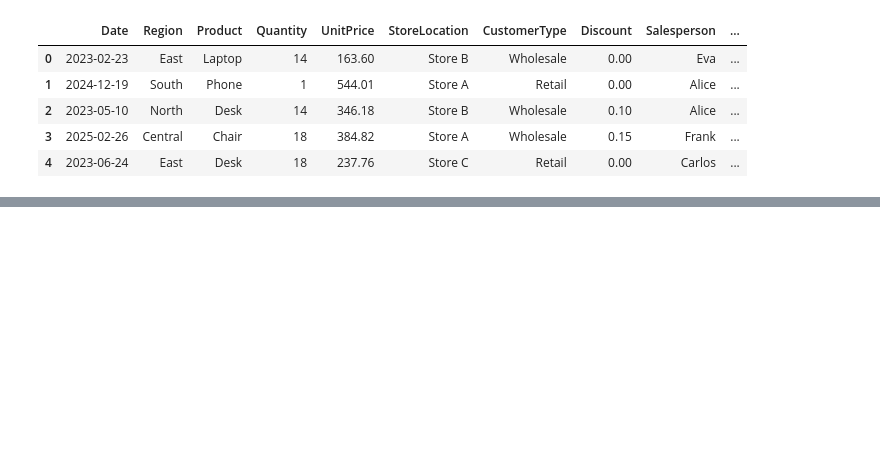
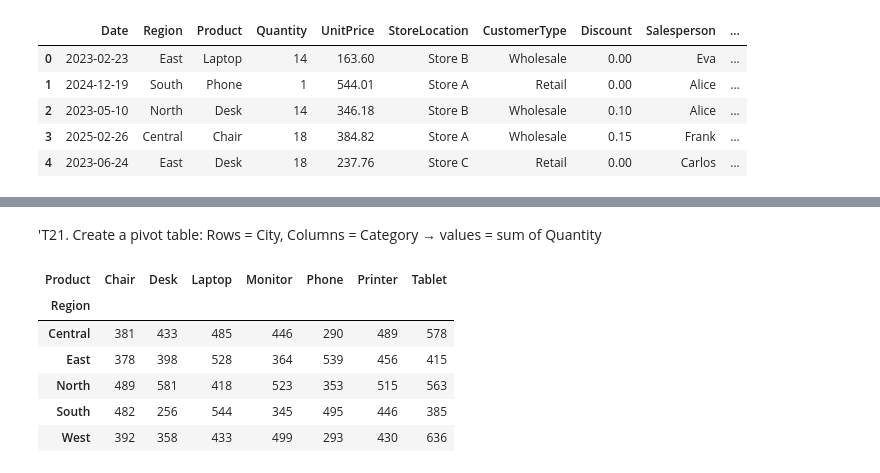
Before and after one commit to sagarnbeedi-analytics/data-analytics-portfolio, a Jupyter notebook: PYTHON/practicing_python_libraries/python_files/pandas.ipynb, the cells around one changed output, grey strips where cells are left out. Cells and saved outputs as stored; diff of their text form; code cells hidden in the pictures; blank space fills up the shorter version.

```diff
--- a/PYTHON/practicing_python_libraries/python_files/pandas.ipynb
+++ b/PYTHON/practicing_python_libraries/python_files/pandas.ipynb
@@ -462,0 +456,2 @@ Name: TotalPrice, dtype: float64
+# %%
+df2["TotalRevenue"]=df2["TotalPrice"]-df2["ShippingCost"]
@@ -462,0 +520,19 @@ Name: TotalPrice, dtype: float64
+# %% [markdown]
+'T21. Create a pivot table:
+Rows = City, Columns = Category → values = sum of Quantity
+# %%
+pd.pivot_table(
+    df2,
+    index="Region",
+    columns="Product",
+    values="Quantity",
+    aggfunc="sum"
+)
+# %% [output]
+| Product | Chair | Desk | Laptop | Monitor | Phone | Printer | Tablet |
+| Region |  |  |  |  |  |  |  |
+| Central | 381 | 433 | 485 | 446 | 290 | 489 | 578 |
+| East | 378 | 398 | 528 | 364 | 539 | 456 | 415 |
+| North | 489 | 581 | 418 | 523 | 353 | 515 | 563 |
+| South | 482 | 256 | 544 | 345 | 495 | 446 | 385 |
+| West | 392 | 358 | 433 | 499 | 293 | 430 | 636 |
```
Also changed, not shown: parts of 19 cells of this notebook.
